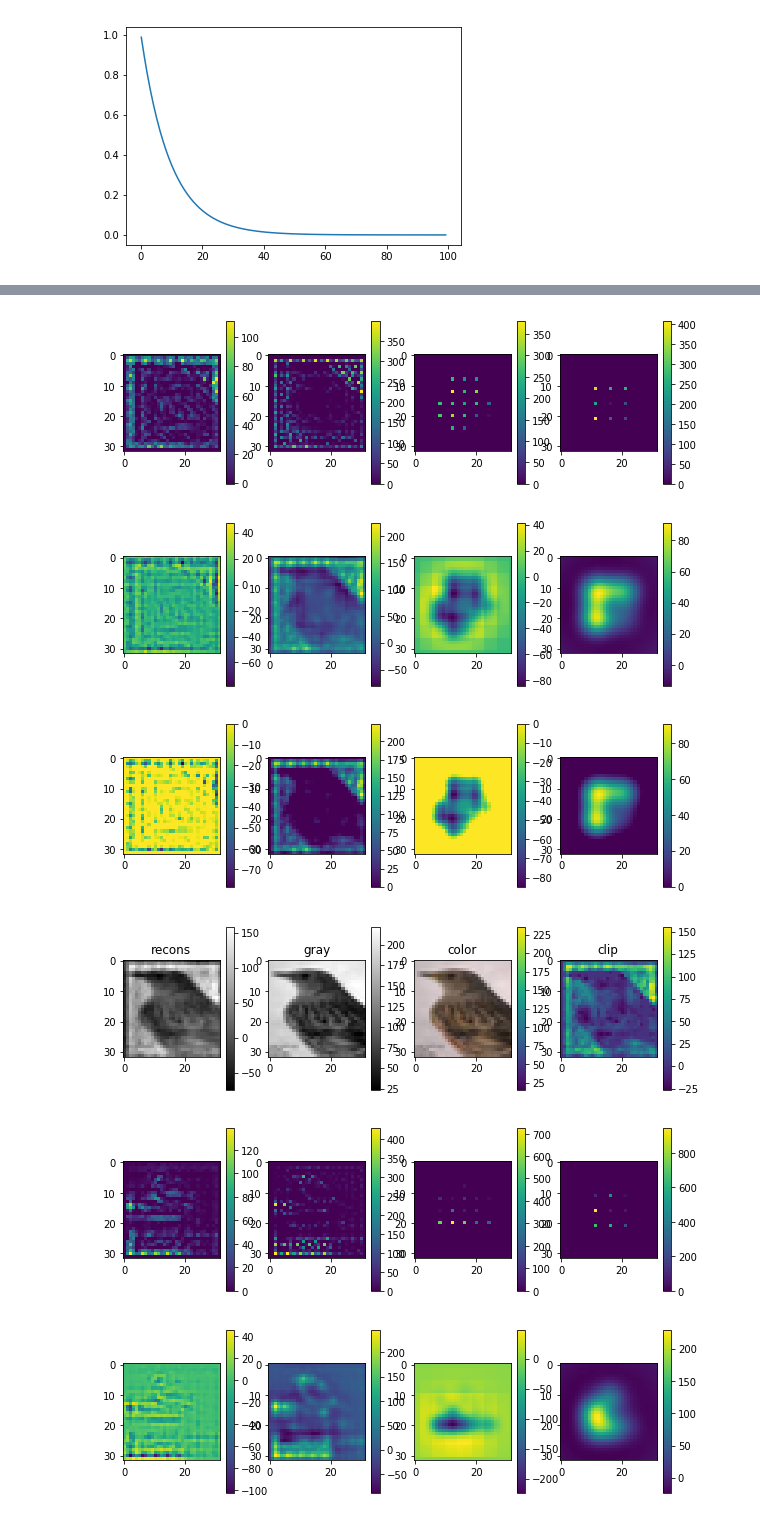
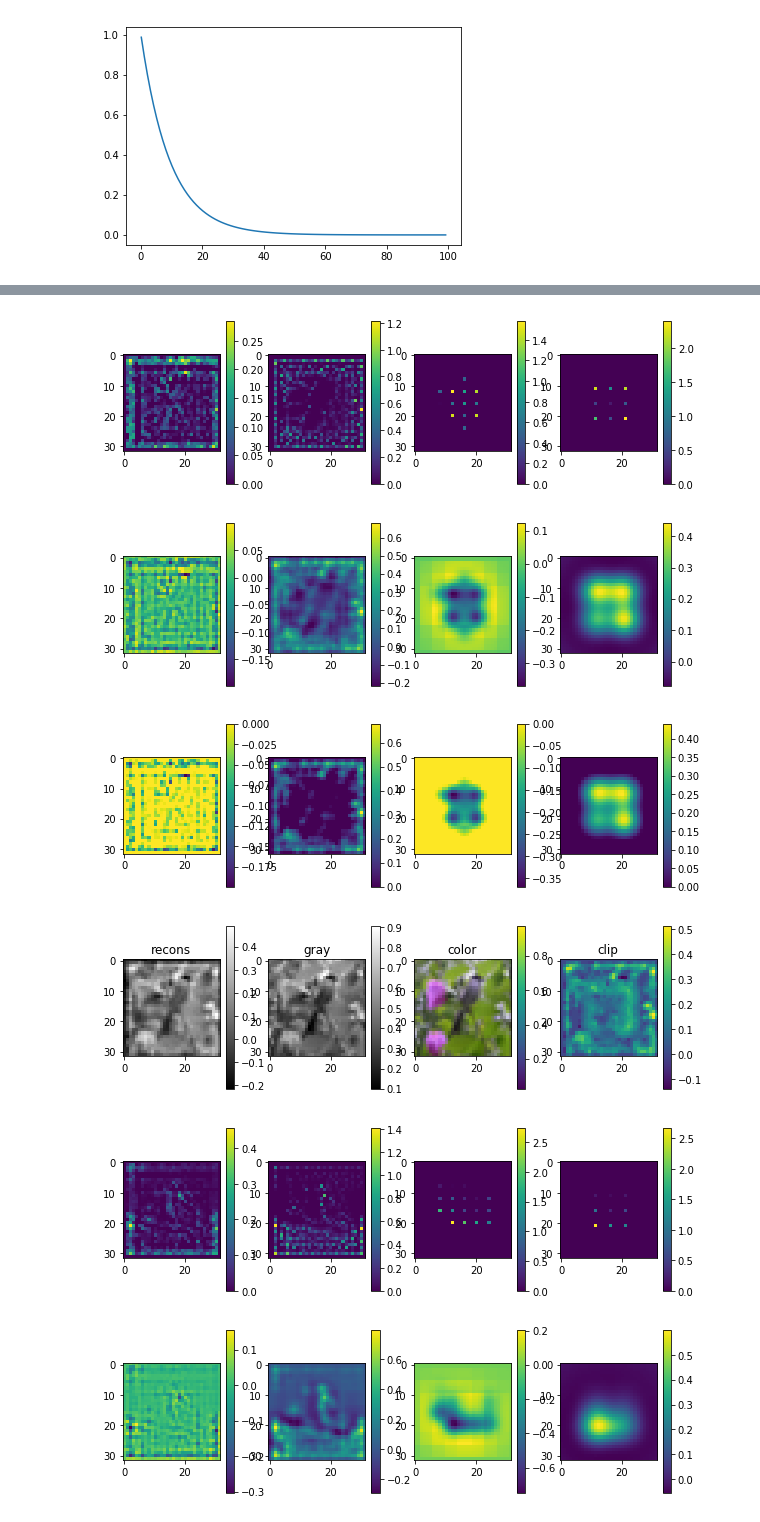
Before and after one commit to chanokin/convert_to_roc, a Jupyter notebook: load_and_read_notebooks/test_read_cifar10.ipynb, the cells around one changed output, grey strips where cells are left out. Cells and saved outputs as stored; diff of their text form; code cells hidden in the pictures.

Commit message:
attempting to get color back in cifar

```diff
--- a/load_and_read_notebooks/test_read_cifar10.ipynb
+++ b/load_and_read_notebooks/test_read_cifar10.ipynb
@@ -82,11 +81,13 @@ print(len(files))
 # %%
-dir_name = "./output_spikes/class_000002"
+dir_name = "../cifar_output/class_000002"
 files = glob.glob(os.path.join(dir_name, '*'))
+print(len(files))
 
 spikes = []
 fw = 3.
 for f in files[-5:]:
     data = todict(np.load(f, allow_pickle=True))
+    kernels = data['kernels']
     shape = data['grayscale_image'].shape
 
     spikes[:] = data['focal_spikes']
@@ -141,7 +142,7 @@ for f in files[-5:]:
 
     ax = plt.subplot(1, 4, 3)
     ax.set_title('color')
-    im = plt.imshow(data['color_image'].astype('uint8'))
+    im = plt.imshow(data['color_image'])
     plt.colorbar(im)
 
     ax = plt.subplot(1, 4, 4)
@@ -155,6 +157,6 @@ for f in files[-5:]:
-[figure, old version]
+[figure, new version]
-[figure, old version]
+[figure, new version]
-[figure, old version]
+[figure, new version]
-[figure, old version]
+[figure, new version]
-[figure, old version]
+[figure, new version]
-[figure, old version]
+[figure, new version]
```
Also changed, not shown: parts of 7 cells of this notebook, 3 other files.
